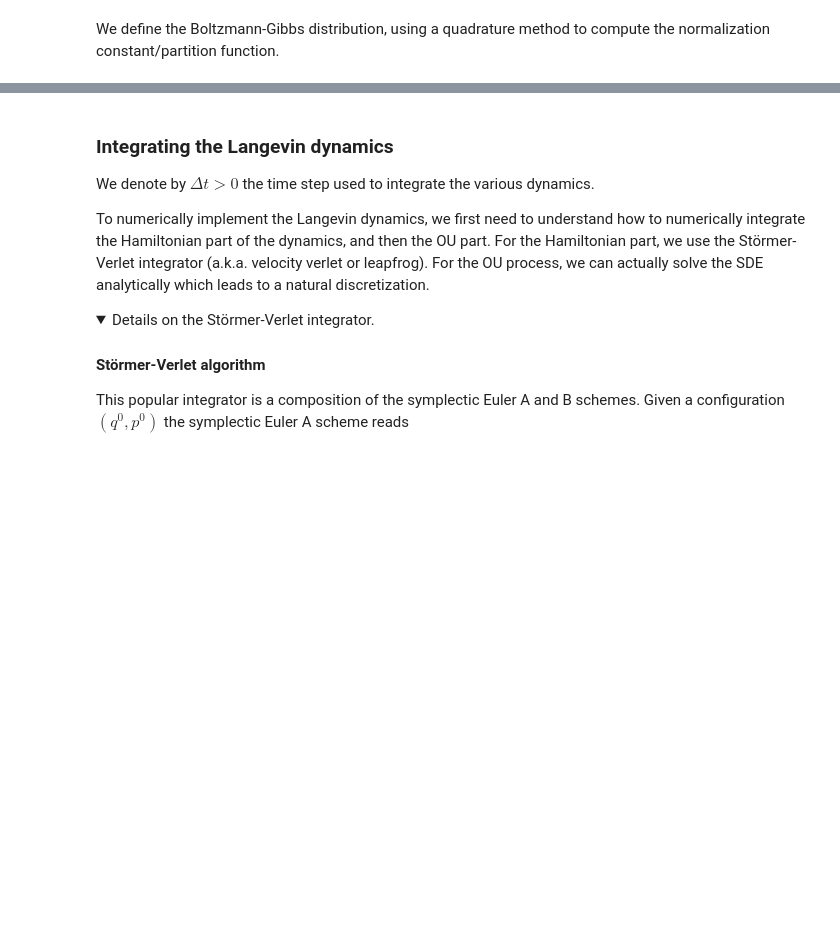
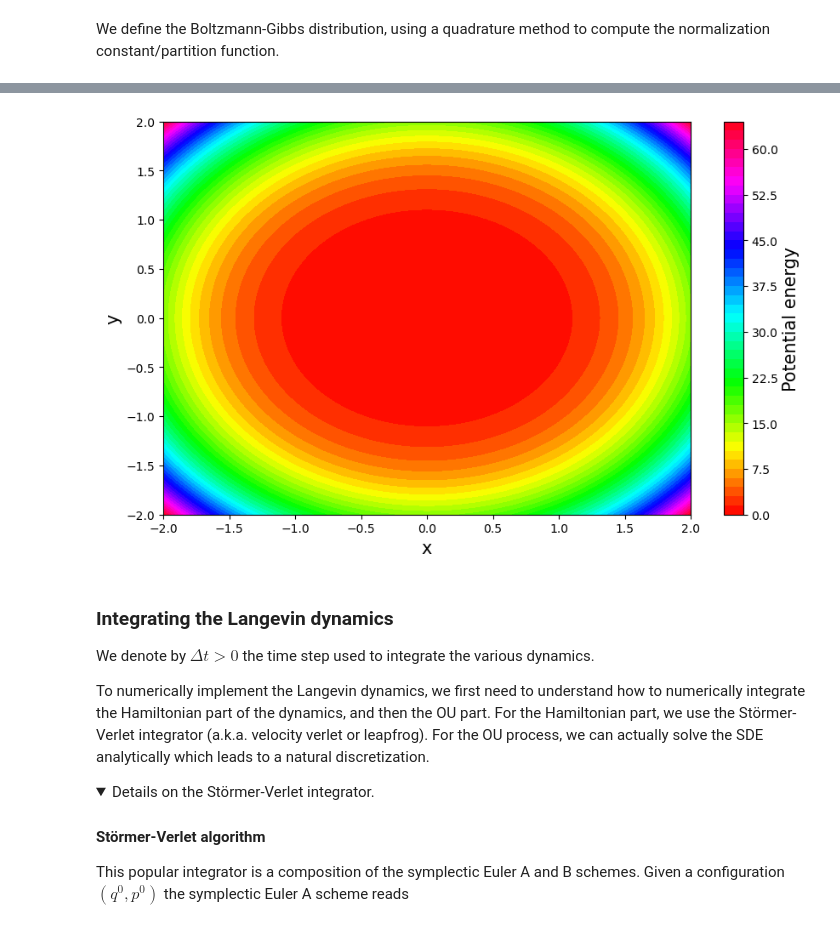
Before and after one commit to shiva-darshan/CECAMSummerSchool2025, a Jupyter notebook: notebooks/equilibrium_sampling_correction.ipynb, the cells around one changed output, grey strips where cells are left out. Drawn from its saved outputs; the diff is of its cells as text; code cells hidden in the pictures; folded sections open; blank space fills up the shorter version.

```diff
--- a/notebooks/equilibrium_sampling_correction.ipynb
+++ b/notebooks/equilibrium_sampling_correction.ipynb
@@ -170,20 +173,21 @@ end
 # %%
 # First plot always takes a bit of time
 
 xmin, xmax = -2.0, 2.0
 ymin, ymax = -2.0, 2.0
 xlims = xmin, xmax
 ylims = ymin, ymax
 xrange = range(xlims..., 200)' # Note this is a row vector
 yrange = range(ylims..., 200)
 
 fig_V, ax_V = plt.subplots(figsize=(10,6))
 contourf_ = ax_V.contourf(xrange,yrange, @. V(xrange, yrange); levels=50, cmap=:hsv)
 cbar = fig_V.colorbar(contourf_)
 cbar.set_label(label="Potential energy", fontsize=15)
 ax_V.set_xlabel("x", fontsize=15)
 ax_V.set_ylabel("y", fontsize=15);
-display(gcf())
+# %% [output]
+[figure, added]
 # %% [markdown]
 <h3>Integrating the Langevin dynamics</h3><a id='langevin'></a>
 
```
Also changed, not shown: parts of 31 cells of this notebook.
